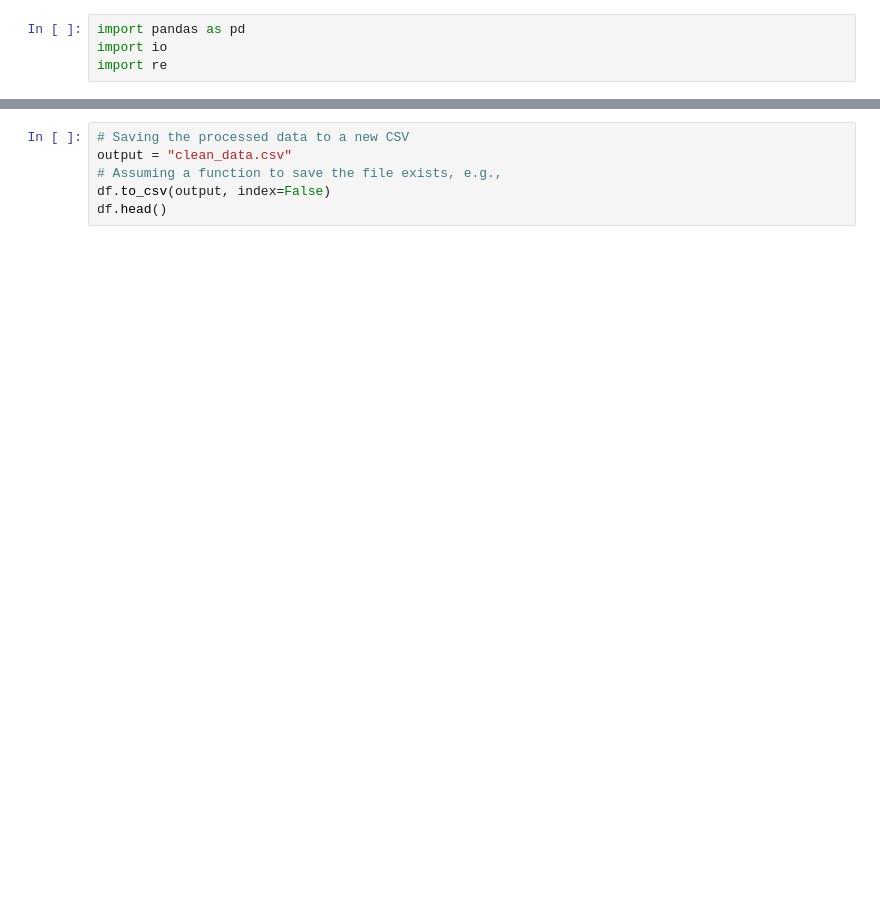
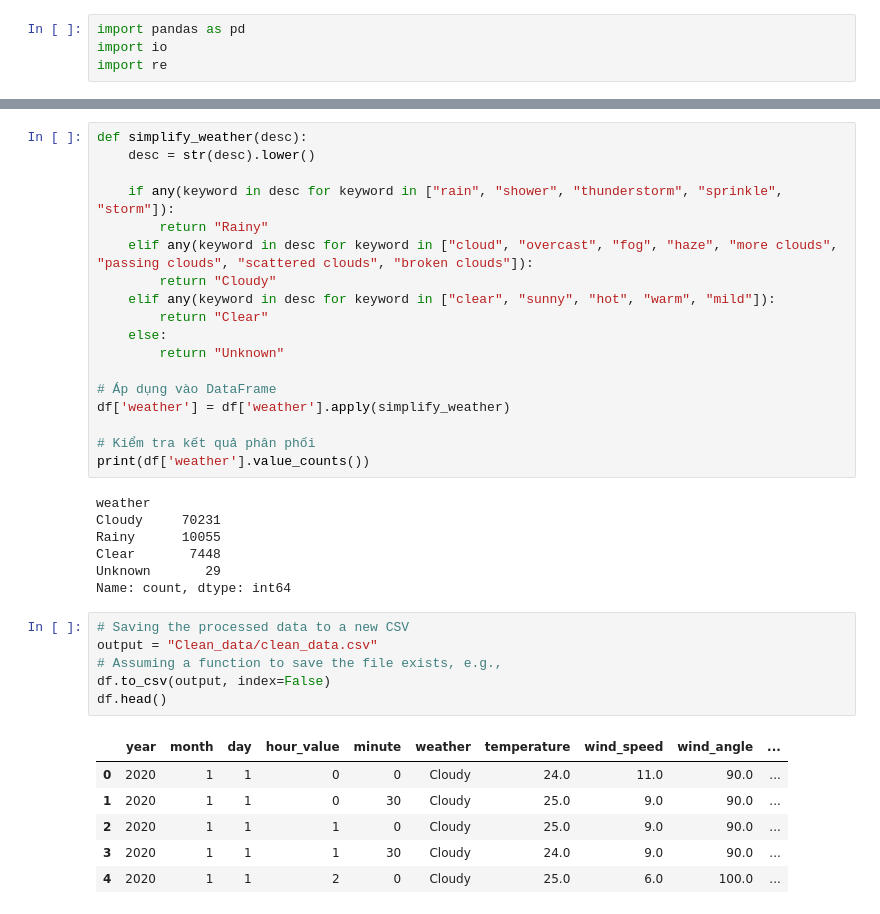
Before and after one commit to WinG-282k4/Weather-forecast, a Jupyter notebook: Clean_data.ipynb, the cells around one changed output, grey strips where cells are left out. Drawn from its saved outputs; the diff is of its cells as text; blank space fills up the shorter version.

```diff
--- a/Clean_data.ipynb
+++ b/Clean_data.ipynb
@@ -56,6 +56,38 @@ df.head()
+# %%
+def simplify_weather(desc):
+    desc = str(desc).lower()
+
+    if any(keyword in desc for keyword in ["rain", "shower", "thunderstorm", "sprinkle", "storm"]):
+        return "Rainy"
+    elif any(keyword in desc for keyword in ["cloud", "overcast", "fog", "haze", "more clouds", "passing clouds", "scattered clouds", "broken clouds"]):
+        return "Cloudy"
+    elif any(keyword in desc for keyword in ["clear", "sunny", "hot", "warm", "mild"]):
+        return "Clear"
+    else:
+        return "Unknown"
+
+# Áp dụng vào DataFrame
+df['weather'] = df['weather'].apply(simplify_weather)
+
+# Kiểm tra kết quả phân phối
+print(df['weather'].value_counts())
+# %% [output]
+weather
+Cloudy     70231
+Rainy      10055
+Clear       7448
+Unknown       29
+Name: count, dtype: int64
 # %%
 # Saving the processed data to a new CSV
-output = "clean_data.csv"
+output = "Clean_data/clean_data.csv"
 # Assuming a function to save the file exists, e.g.,
 df.to_csv(output, index=False)
 df.head()
+# %% [output]
+|  | year | month | day | hour_value | minute | weather | temperature | wind_speed | wind_angle | ... |
+| 0 | 2020 | 1 | 1 | 0 | 0 | Cloudy | 24.0 | 11.0 | 90.0 | ... |
+| 1 | 2020 | 1 | 1 | 0 | 30 | Cloudy | 25.0 | 9.0 | 90.0 | ... |
+| 2 | 2020 | 1 | 1 | 1 | 0 | Cloudy | 25.0 | 9.0 | 90.0 | ... |
+| 3 | 2020 | 1 | 1 | 1 | 30 | Cloudy | 24.0 | 9.0 | 90.0 | ... |
+| 4 | 2020 | 1 | 1 | 2 | 0 | Cloudy | 25.0 | 6.0 | 100.0 | ... |
```
Also changed, not shown: parts of 1 cell of this notebook, 8 other files.
